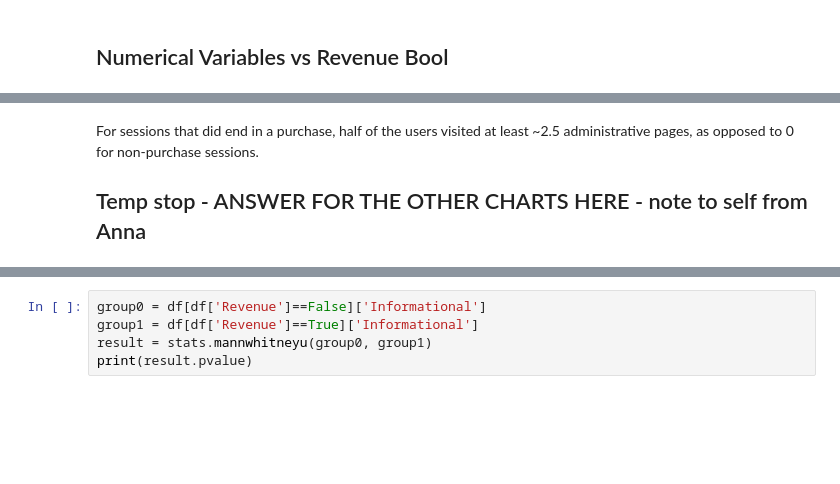
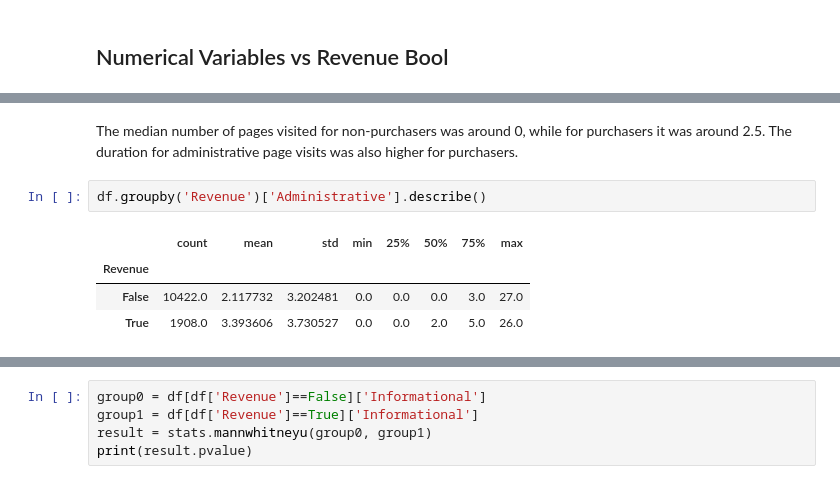
Before and after one commit to AnnaMalaschenko/Ecommerce-Shopper-Behavior, a Jupyter notebook: notebooks/anna_eda.ipynb, the cells around one changed output, grey strips where cells are left out. Saved outputs shown, nothing was run; the diff lists cells and outputs as text; blank space fills up the shorter version.

Commit message:
update README.md and anna_eda.ipynb

```diff
--- a/notebooks/anna_eda.ipynb
+++ b/notebooks/anna_eda.ipynb
@@ -165,6 +151,13 @@ for col in num_cols:
 [figure]
 [figure]
 [figure]
-# %% [markdown]
-For sessions that did end in a purchase, half of the users visited at least ~2.5 administrative pages, as opposed to 0 for non-purchase sessions.
-## Temp stop - ANSWER FOR THE OTHER CHARTS HERE - note to self from Anna
+# %% [markdown]
+The median number of pages visited for non-purchasers was around 0, while for purchasers it was around 2.5.
+The duration for administrative page visits was also higher for purchasers.
+# %%
+df.groupby('Revenue')['Administrative'].describe()
+# %% [output]
+|  | count | mean | std | min | 25% | 50% | 75% | max |
+| Revenue |  |  |  |  |  |  |  |  |
+| False | 10422.0 | 2.117732 | 3.202481 | 0.0 | 0.0 | 0.0 | 3.0 | 27.0 |
+| True | 1908.0 | 3.393606 | 3.730527 | 0.0 | 0.0 | 2.0 | 5.0 | 26.0 |
```
Also changed, not shown: parts of 9 cells of this notebook, 1 other file.
